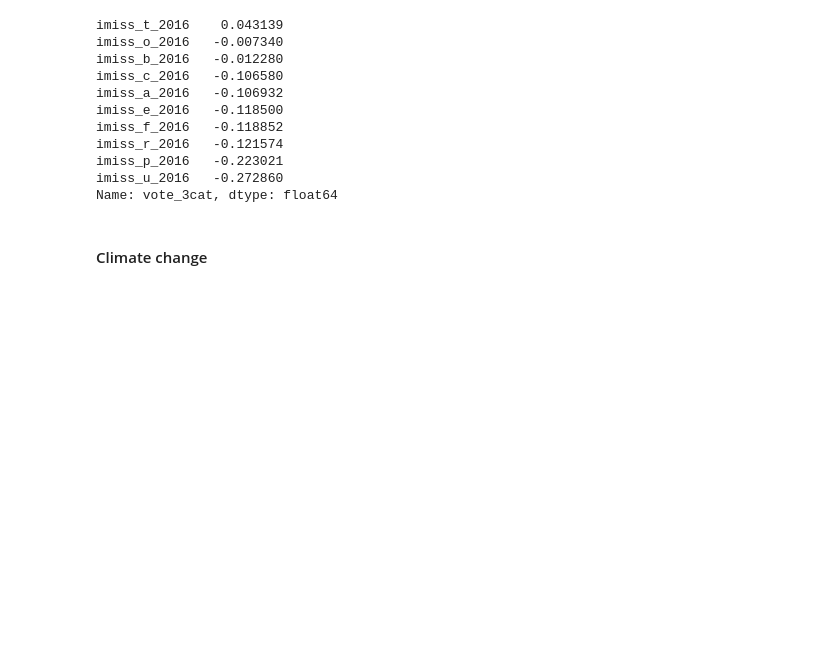
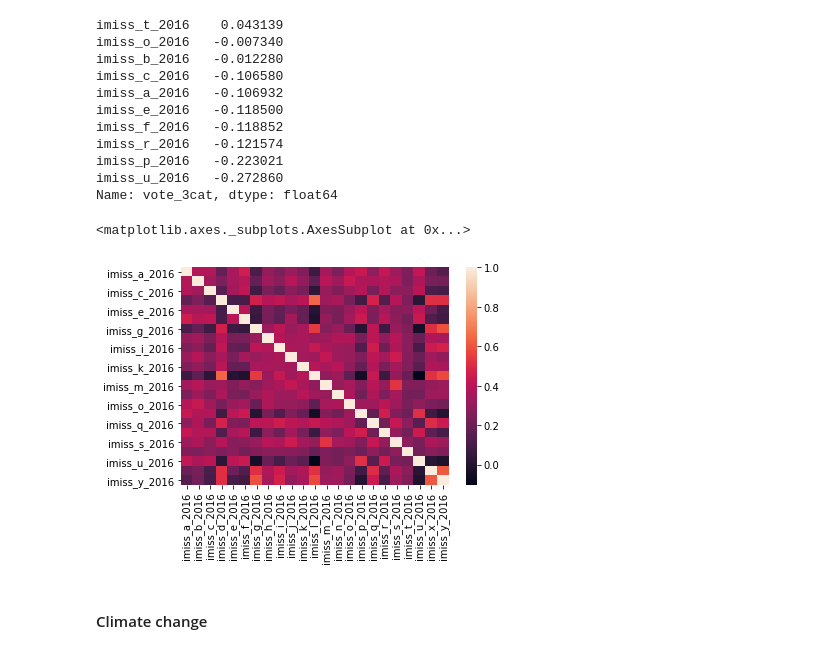
Before and after one commit to ali0003433/predict-by-issue-prioritization, a Jupyter notebook: notebooks/2-al-exploration.ipynb, the cells around one changed output. Drawn from its saved outputs; the diff is of its cells as text; code cells hidden in the pictures; blank space fills up the shorter version.

```diff
--- a/notebooks/2-al-exploration.ipynb
+++ b/notebooks/2-al-exploration.ipynb
@@ -268,6 +268,13 @@ imiss_r_2016   -0.121574
 imiss_p_2016   -0.223021
 imiss_u_2016   -0.272860
 Name: vote_3cat, dtype: float64
+# %%
+corr = df[col_list].corr()
+figsize=(20,9)
+sns.heatmap(corr)
+# %% [output]
+<matplotlib.axes._subplots.AxesSubplot at 0x...>
+[figure, added]
 # %% [markdown]
 #### Climate change
 # %% [markdown]
```
Also changed, not shown: parts of 23 cells of this notebook, 6 other files.
